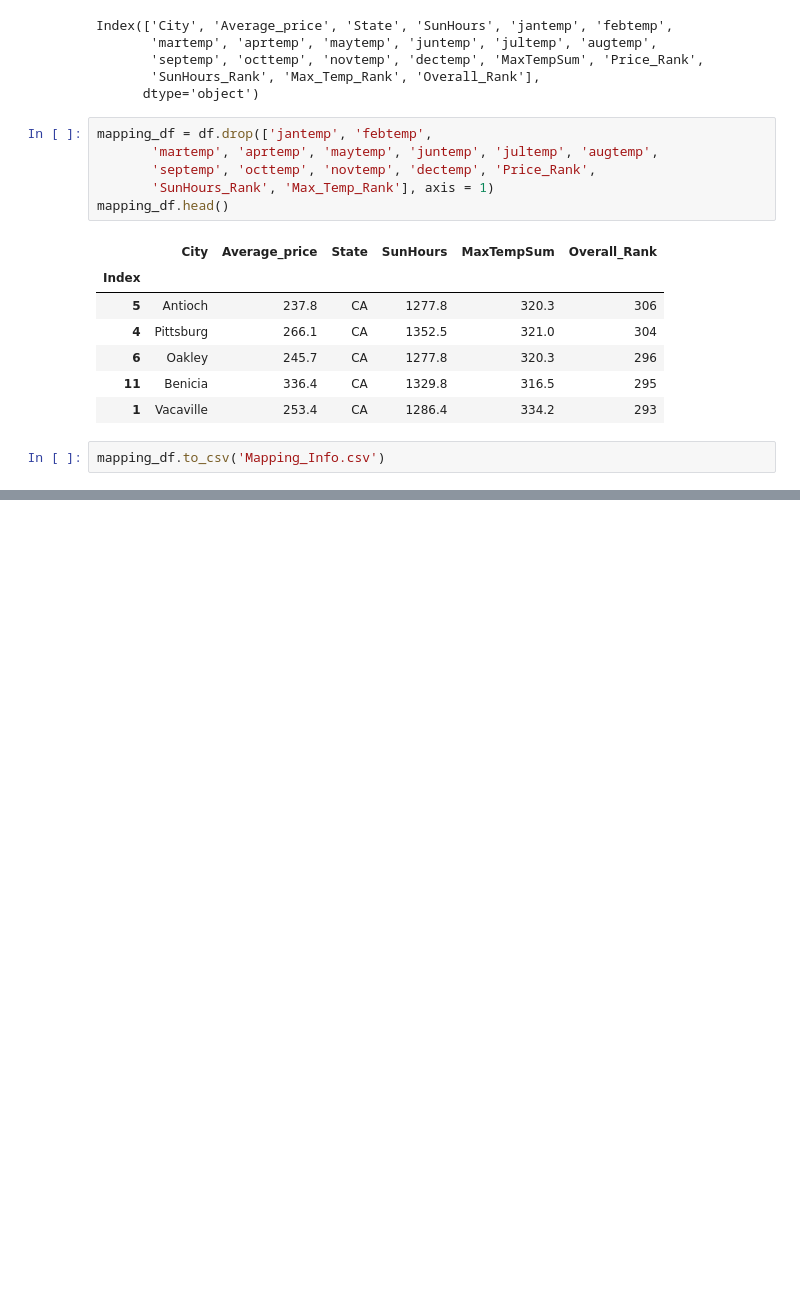
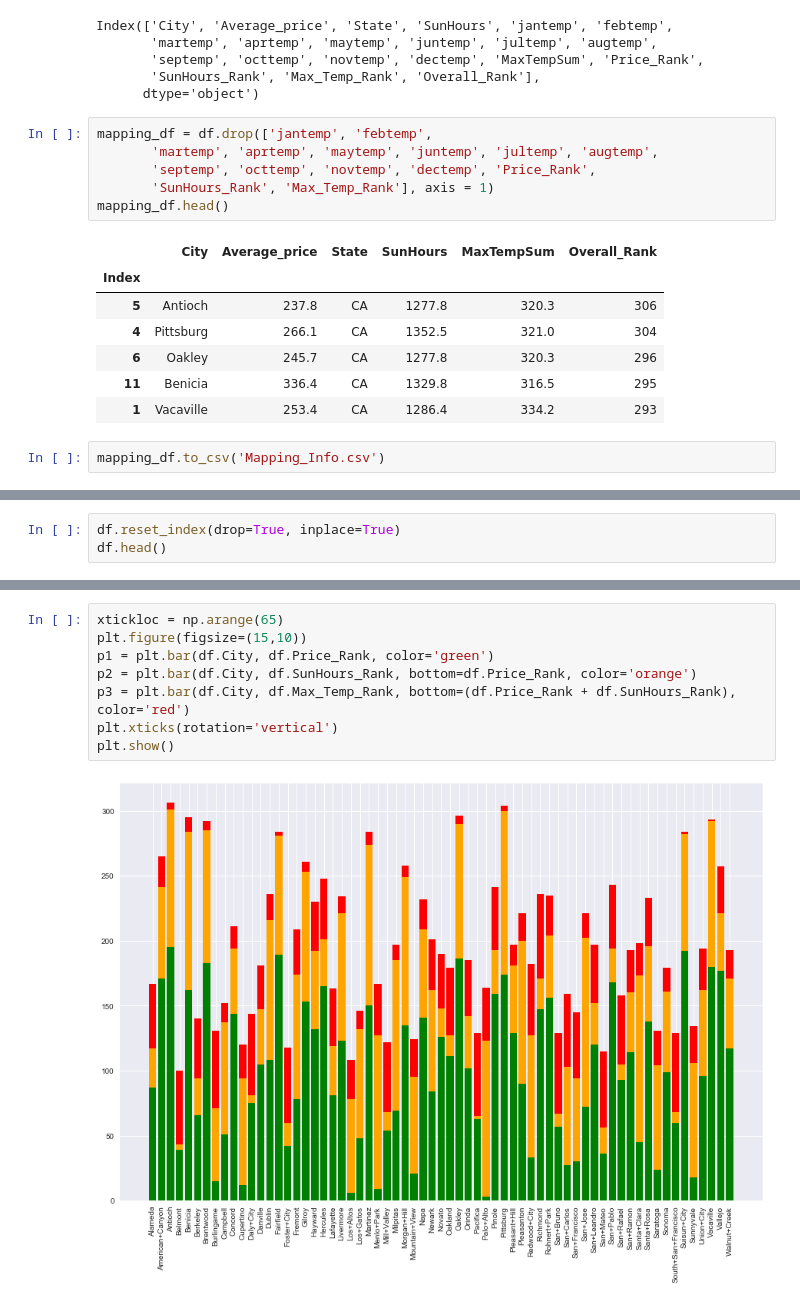
Before and after one commit to imtheaaron/Project1, a Jupyter notebook: Analysis_and_plotting.ipynb, the cells around one changed output, grey strips where cells are left out. Cells and saved outputs as stored; diff of their text form; blank space fills up the shorter version.

```diff
--- a/Analysis_and_plotting.ipynb
+++ b/Analysis_and_plotting.ipynb
@@ -215,0 +238,3 @@ mapping_df.to_csv('Mapping_Info.csv')
+# %%
+df.reset_index(drop=True, inplace=True)
+df.head()
@@ -215,0 +259,10 @@ mapping_df.to_csv('Mapping_Info.csv')
+# %%
+xtickloc = np.arange(65)
+plt.figure(figsize=(15,10))
+p1 = plt.bar(df.City, df.Price_Rank, color='green')
+p2 = plt.bar(df.City, df.SunHours_Rank, bottom=df.Price_Rank, color='orange')
+p3 = plt.bar(df.City, df.Max_Temp_Rank, bottom=(df.Price_Rank + df.SunHours_Rank), color='red')
+plt.xticks(rotation='vertical')
+plt.show()
+# %% [output]
+[figure, added]
```
Also changed, not shown: parts of 18 cells of this notebook, 1 other file.
